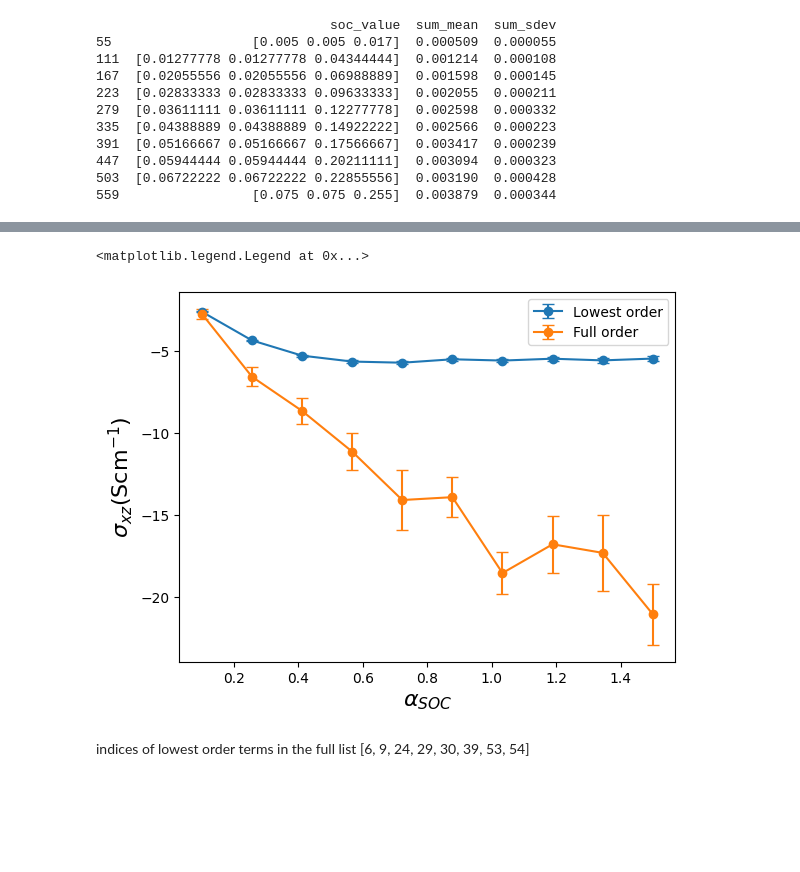
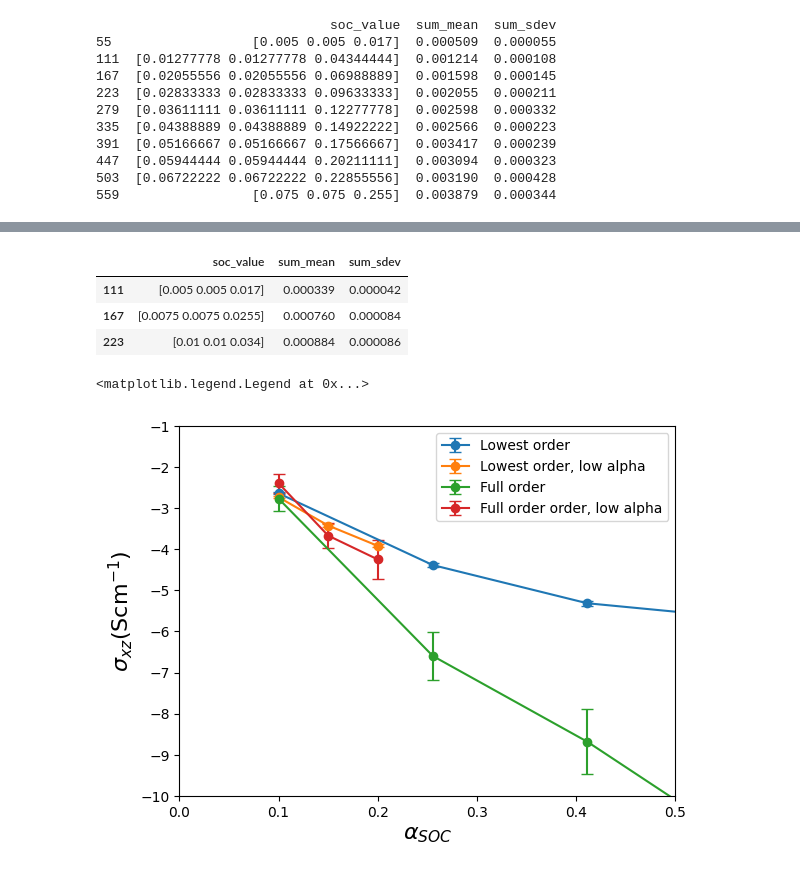
Before and after one commit to RuneEkman/Longruncode, a Jupyter notebook: dataprocessing_maxim.ipynb, the cells around one changed output, grey strips where cells are left out. Cells and saved outputs as stored; diff of their text form; code cells hidden in the pictures; blank space fills up the shorter version.

```diff
--- a/dataprocessing_maxim.ipynb
+++ b/dataprocessing_maxim.ipynb
@@ -61,3 +63,24 @@ print(summed_results_full)
 447  [0.05944444 0.05944444 0.20211111]  0.003094  0.000323
 503  [0.06722222 0.06722222 0.22855556]  0.003190  0.000428
 559                 [0.075 0.075 0.255]  0.003879  0.000344
+# %%
+socstrengthfactors_lowalpha = np.linspace(0.05,0.2,4)
+
+
+df_lowalpha = pd.read_csv("Lowestorder_newcode_lowalpha_N50000.csv")
+# Extract summed results only
+# Extract summed results only (where is_sum == 1)
+summed_results_lowalpha = df_lowalpha[df_lowalpha["is_sum"] == 1][["soc_value", "sum_mean", "sum_sdev"]]
+
+# Sort by `soc_value` (just in case the order is not guaranteed)
+summed_results_lowalpha = summed_results_lowalpha.sort_values("soc_value")
+# print(summed_results_lowalpha)
+# %%
+df_lowalpha_2 = pd.read_csv("Full_newcode_lowalpha_N100000.csv")
+# Extract summed results only
+# Extract summed results only (where is_sum == 1)
+summed_results_lowalpha_2 = df_lowalpha_2[df_lowalpha_2["is_sum"] == 1][["soc_value", "sum_mean", "sum_sdev"]]
+
+# Sort by `soc_value` (just in case the order is not guaranteed)
+summed_results_lowalpha_2 = summed_results_lowalpha_2.sort_values("soc_value")
+summed_results_lowalpha_2
@@ -64,19 +93,36 @@ print(summed_results_full)
+# %%
+df_lowalpha_3 = pd.read_csv("Full_newcode_lowalpha_N50000.csv")
+# Extract summed results only
+# Extract summed results only (where is_sum == 1)
+summed_results_lowalpha_3 = df_lowalpha_3[df_lowalpha_3["is_sum"] == 1][["soc_value", "sum_mean", "sum_sdev"]]
+
+# Sort by `soc_value` (just in case the order is not guaranteed)
+summed_results_lowalpha_3 = summed_results_lowalpha_3.sort_values("soc_value")
+summed_results_lowalpha_3[1:]
+# %% [output]
+|  | soc_value | sum_mean | sum_sdev |
+| 111 | [0.005 0.005 0.017] | 0.000339 | 0.000042 |
+| 167 | [0.0075 0.0075 0.0255] | 0.000760 | 0.000084 |
+| 223 | [0.01 0.01 0.034] | 0.000884 | 0.000086 |
 # %%
 summed_results['soc_value']
 
 #Lowest order result
-plt.errorbar(socstrengthfactors1 , unitfactor*summed_results["sum_mean"], yerr=abs(unitfactor)*summed_results["sum_sdev"], fmt='o-', capsize=4, label="Lowest order")
+plt.errorbar(socstrengthfactors1 , unitfactor*summed_results["sum_mean"], yerr=abs(unitfactor)*summed_results["sum_sdev"], fmt='o-', capsize=4, label="Lowest order") #N=100k
+plt.errorbar(socstrengthfactors_lowalpha[1:] , unitfactor*summed_results_lowalpha["sum_mean"][1:], yerr=abs(unitfactor)*summed_results_lowalpha["sum_sdev"][1:], fmt='o-', capsize=4, label="Lowest order, low alpha") #N=100k
+
 #full order result
-plt.errorbar(socstrengthfactors1 , unitfactor*summed_results_full["sum_mean"], yerr=abs(unitfactor)*summed_results_full["sum_sdev"], fmt='o-', capsize=4, label="Full order")
+plt.errorbar(socstrengthfactors1 , unitfactor*summed_results_full["sum_mean"], yerr=abs(unitfactor)*summed_results_full["sum_sdev"], fmt='o-', capsize=4, label="Full order") #N=100k
+plt.errorbar(socstrengthfactors_lowalpha[1:] , unitfactor*summed_results_lowalpha_2["sum_mean"][1:], yerr=abs(unitfactor)*summed_results_lowalpha_2["sum_sdev"][1:], fmt='o-', capsize=4, label="Full order order, low alpha") #N=200k
+
+# plt.errorbar(socstrengthfactors_lowalpha , unitfactor*summed_results_lowalpha_3["sum_mean"], yerr=abs(unitfactor)*summed_results_lowalpha_3["sum_sdev"], fmt='o-', capsize=4, label="Full order order, low alpha") #N=100k
 
 
 plt.xlabel(r'$\alpha_{SOC}$', fontsize=16)
 plt.ylabel(r'$\sigma_{xz}$(Scm$^{-1}$)', fontsize=16)
-# plt.xlim(0,0.5)
-# plt.ylim(-10,0)
+plt.xlim(0,0.5)
+plt.ylim(-10,-1)
 plt.legend()
 # %% [output]
 <matplotlib.legend.Legend at 0x...>
-[figure, old version]
+[figure, new version]
-# %% [markdown]
-indices of lowest order terms in the full list [6, 9, 24, 29, 30, 39, 53, 54]
```
Also changed, not shown: parts of 12 cells of this notebook, 1 other file.
